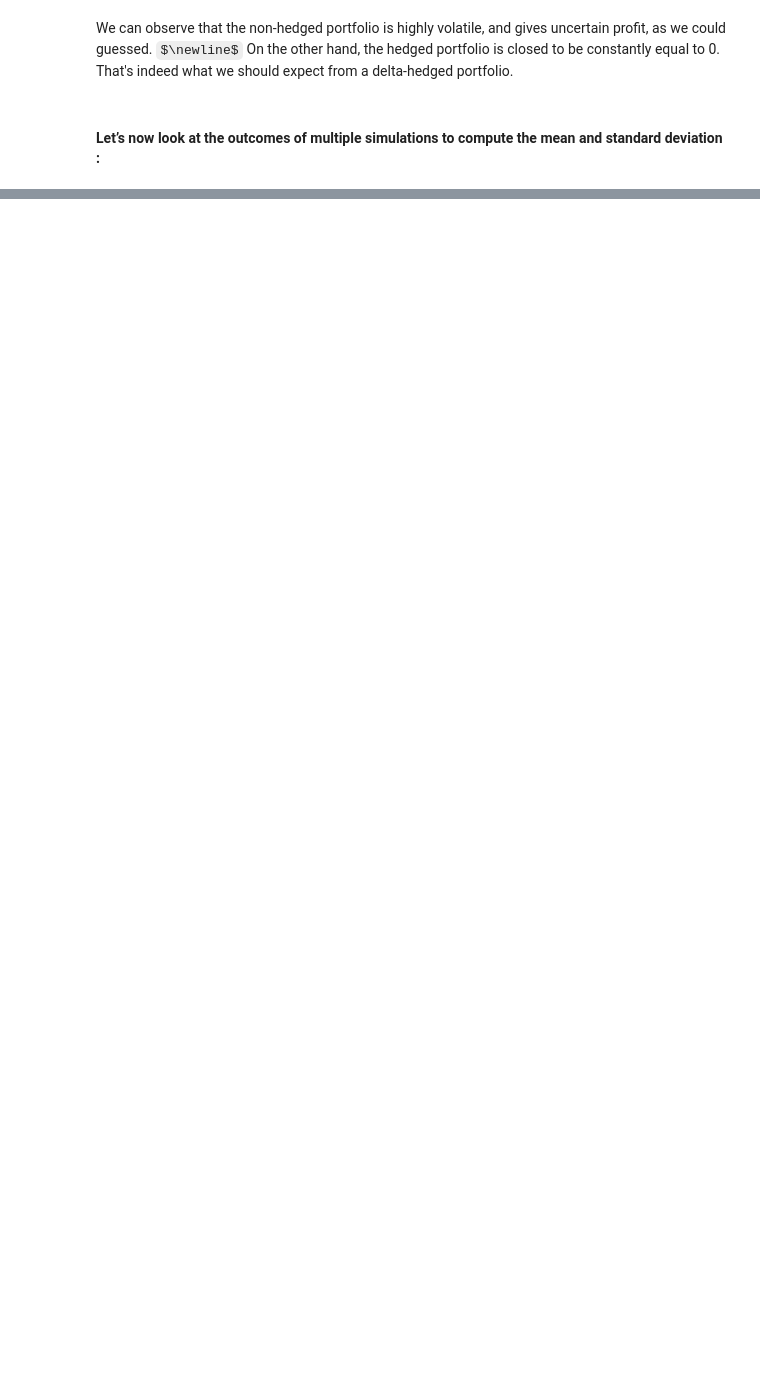
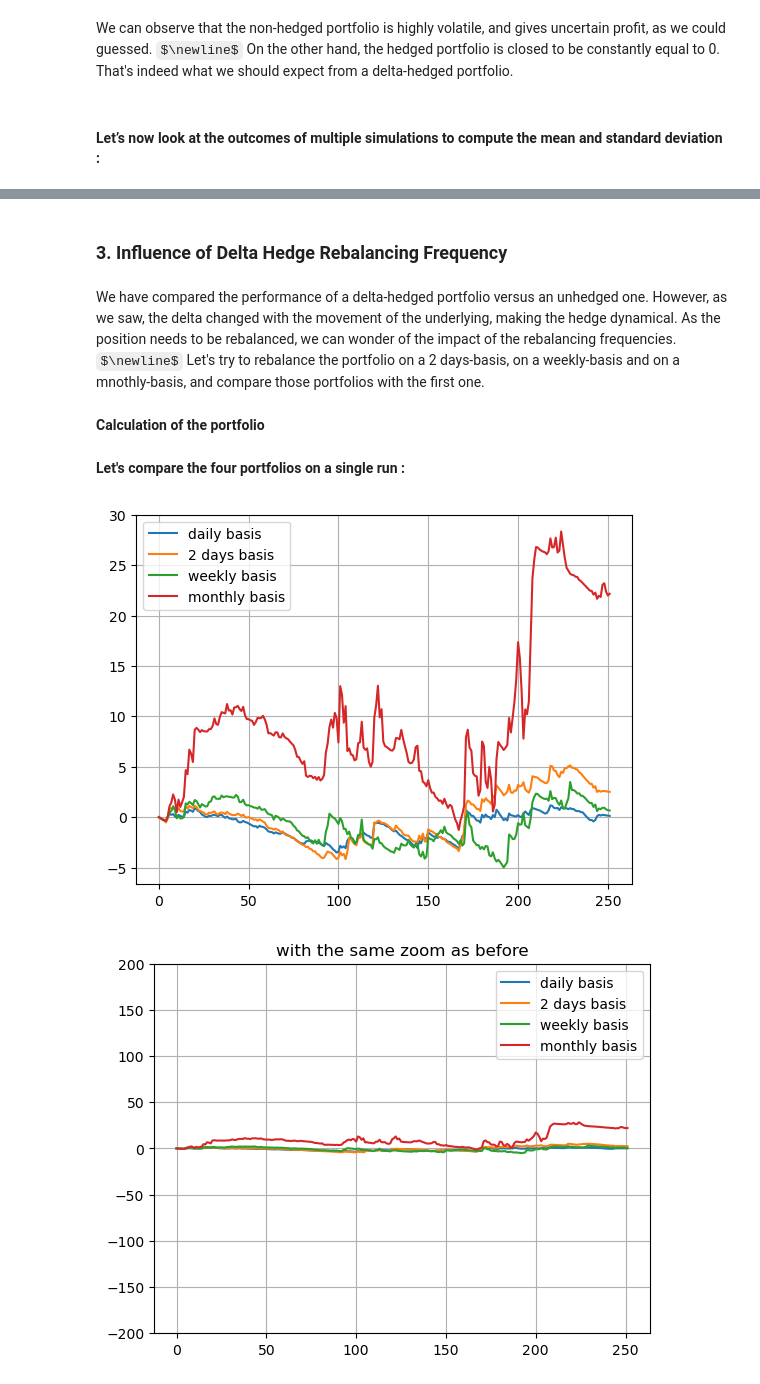
Before and after one commit to BaptisteSorel/Github---Profect-Delta-Hedging, a Jupyter notebook: Python Project.ipynb, the cells around one changed output, grey strips where cells are left out. Cells and saved outputs as stored; diff of their text form; code cells hidden in the pictures; some formulas as TeX source; blank space fills up the shorter version.

```diff
--- a/Python Project.ipynb
+++ b/Python Project.ipynb
@@ -248,2 +359,9 @@ $\newline$ In an ideal Black-Scholes model with continuous delta hedging, the P&
 
 These factors cause a small residual P&L, but the hedging significantly reduces volatility compared to the unhedged case.
+# %% [markdown]
+### 3.  Influence of Delta Hedge Rebalancing Frequency
+# %% [markdown]
+We have compared the performance of a delta-hedged portfolio versus an unhedged one. However, as we saw, the delta changed with the movement of the underlying, making the hedge dynamical. As the position needs to be rebalanced, we can wonder of the impact of the rebalancing frequencies.
+$\newline$ Let's try to rebalance the portfolio on a 2 days-basis, on a weekly-basis and on a mnothly-basis, and compare those portfolios with the first one.
+# %% [markdown]
+**Calculation of the portfolio**
@@ -249,0 +411,23 @@ These factors cause a small residual P&L, but the hedging significantly reduces
+# %% [markdown]
+**Let's compare the four portfolios on a single run :**
+# %%
+plt.plot(days,Port_hedged,label="daily basis")
+plt.plot(days,Port_hedged_2daysbasis,label="2 days basis")
+plt.plot(days,Port_hedged_weekly,label="weekly basis")
+plt.plot(days,Port_hedged_monthly,label="monthly basis")
+plt.legend()
+plt.grid()
+plt.show()
+
+plt.ylim(-200, 200)
+plt.plot(days,Port_hedged,label="daily basis")
+plt.plot(days,Port_hedged_2daysbasis,label="2 days basis")
+plt.plot(days,Port_hedged_weekly,label="weekly basis")
+plt.plot(days,Port_hedged_monthly,label="monthly basis")
+plt.title("with the same zoom as before")
+plt.legend()
+plt.grid()
+plt.show()
+# %% [output]
+[figure, added]
+[figure, added]
```
Also changed, not shown: parts of 29 cells of this notebook.
